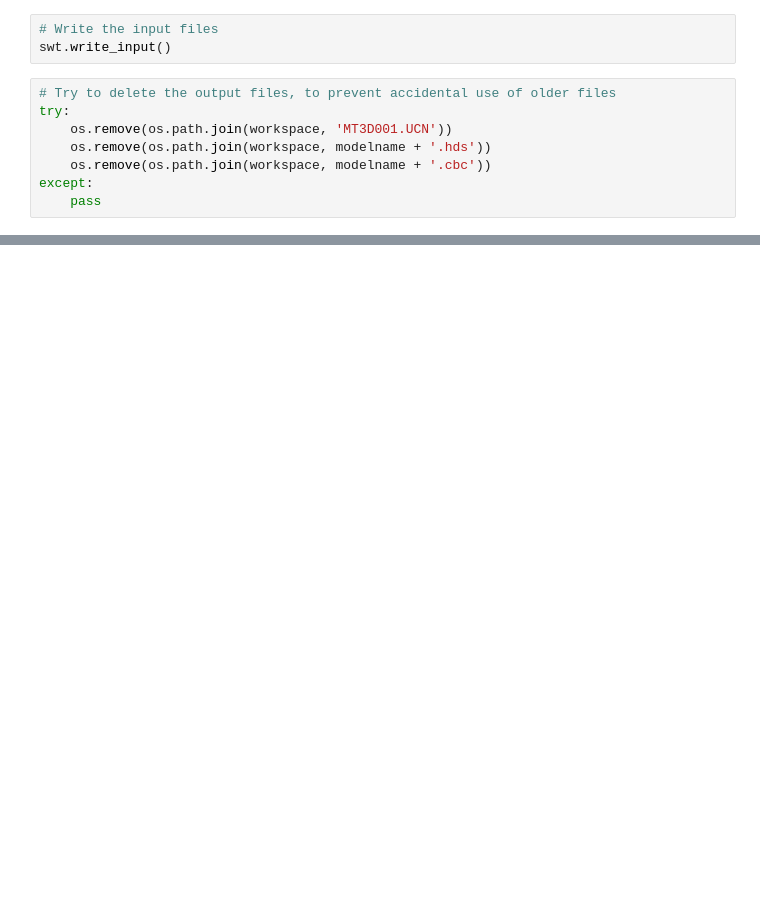
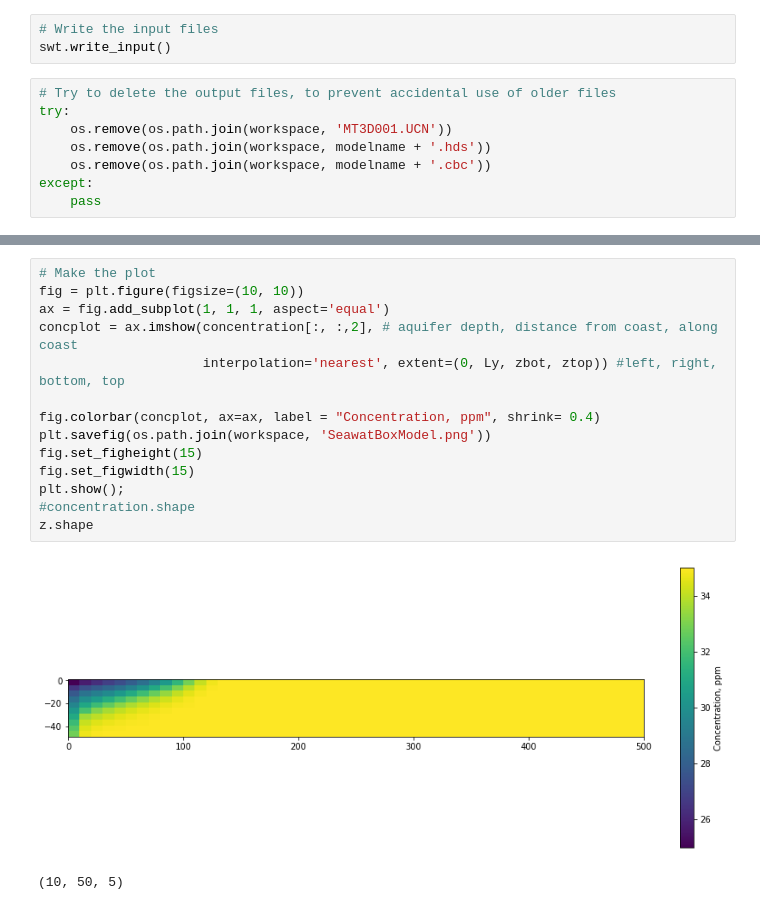
Before and after one commit to chelspeters7/DelawareStream, a Jupyter notebook: FloPy/SeawatBoxModelwWell.ipynb, the cells around one changed output, grey strips where cells are left out. Drawn from its saved outputs; the diff is of its cells as text; blank space fills up the shorter version.

```diff
--- a/FloPy/SeawatBoxModelwWell.ipynb
+++ b/FloPy/SeawatBoxModelwWell.ipynb
@@ -193 +242,18 @@ plotb = mm2.plot_grid()
+# %%
+# Make the plot
+fig = plt.figure(figsize=(10, 10))
+ax = fig.add_subplot(1, 1, 1, aspect='equal')
+concplot = ax.imshow(concentration[:, :,2], # aquifer depth, distance from coast, along coast
+                     interpolation='nearest', extent=(0, Ly, zbot, ztop)) #left, right, bottom, top
+
+fig.colorbar(concplot, ax=ax, label = "Concentration, ppm", shrink= 0.4)
+plt.savefig(os.path.join(workspace, 'SeawatBoxModel.png'))
+fig.set_figheight(15)
+fig.set_figwidth(15)
+plt.show();
+#concentration.shape
+z.shape
+# %% [output]
+[figure, added]
+(10, 50, 5)
 # %%
```
Also changed, not shown: parts of 18 cells of this notebook, 19 other files.
